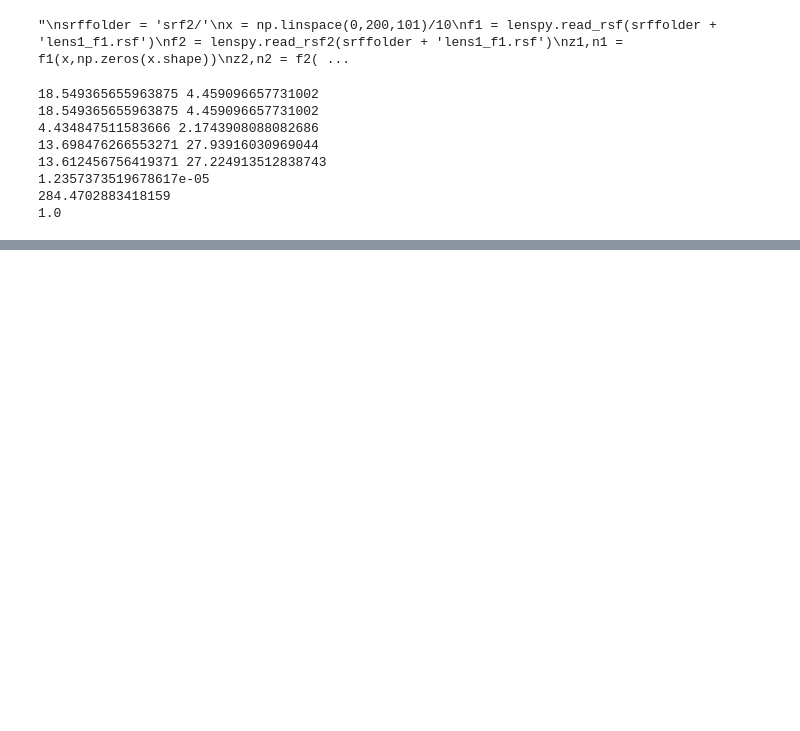
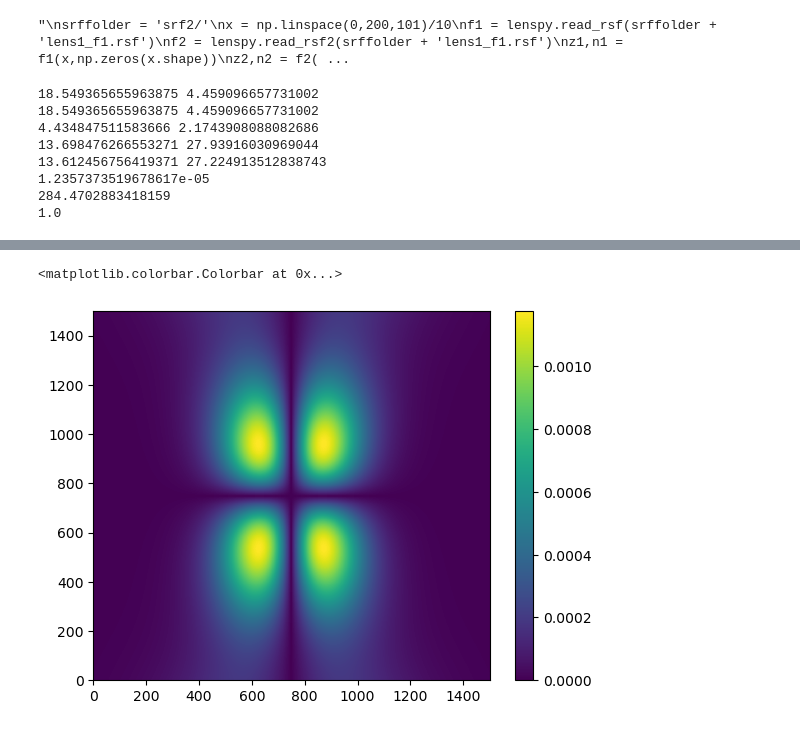
Before and after one commit to XiaodongRencologne/PO_test, a Jupyter notebook: Untitled.ipynb, the cells around one changed output, grey strips where cells are left out. Saved outputs shown, nothing was run; the diff lists cells and outputs as text; code cells hidden in the pictures; blank space fills up the shorter version.

```diff
--- a/Untitled.ipynb
+++ b/Untitled.ipynb
@@ -55,4 +63,7 @@ cores: 1
 # %%
-#plt.pcolor(np.abs(L1.f1_E_t.y.reshape(N1,-1)))
-#plt.colorbar()
+plt.pcolor(np.abs(L1.f1_E_t.y.reshape(N1[0],-1)))
+plt.colorbar()
+# %% [output]
+<matplotlib.colorbar.Colorbar at 0x...>
+[figure, added]
 # %%
```
Also changed, not shown: parts of 20 cells of this notebook, 5 other files.
